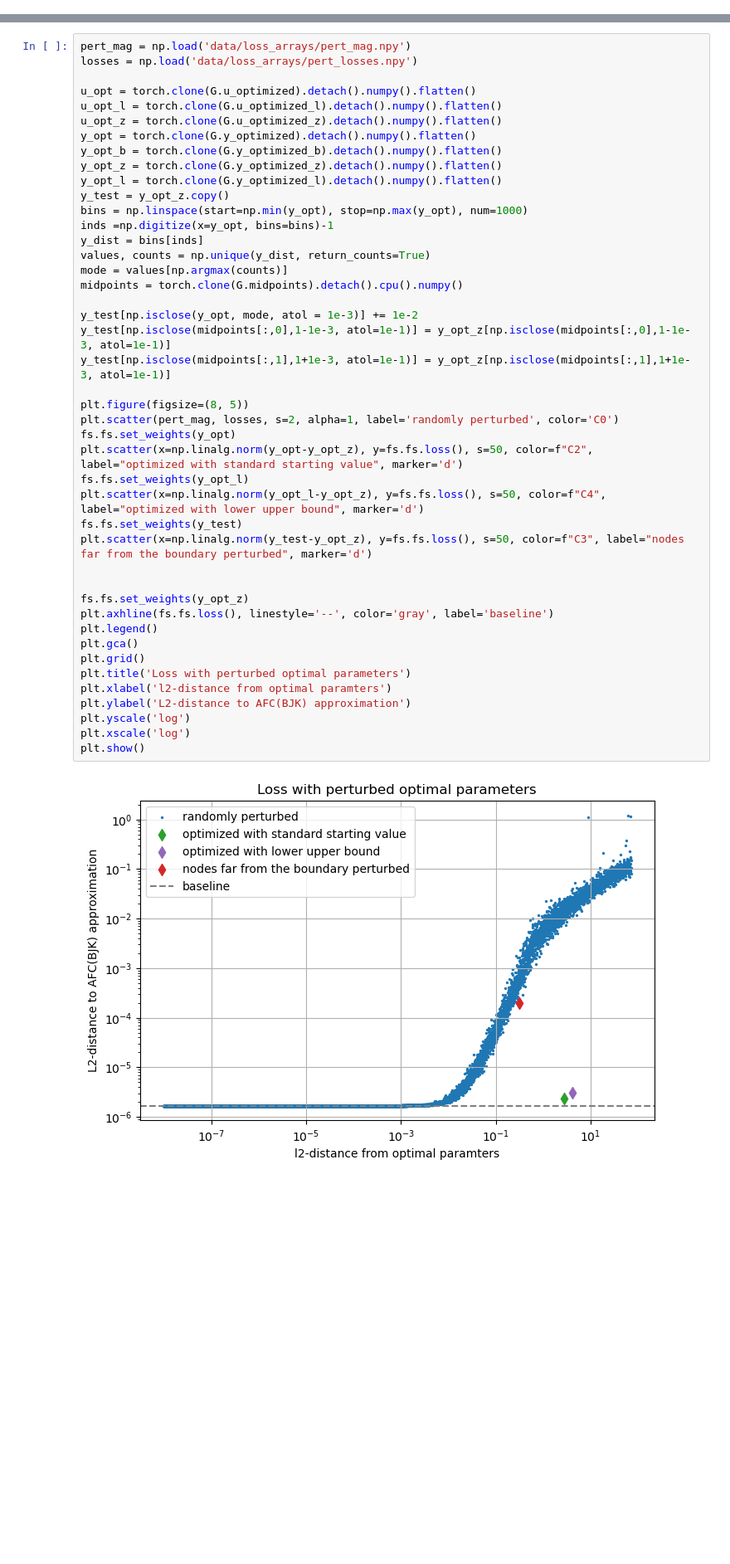
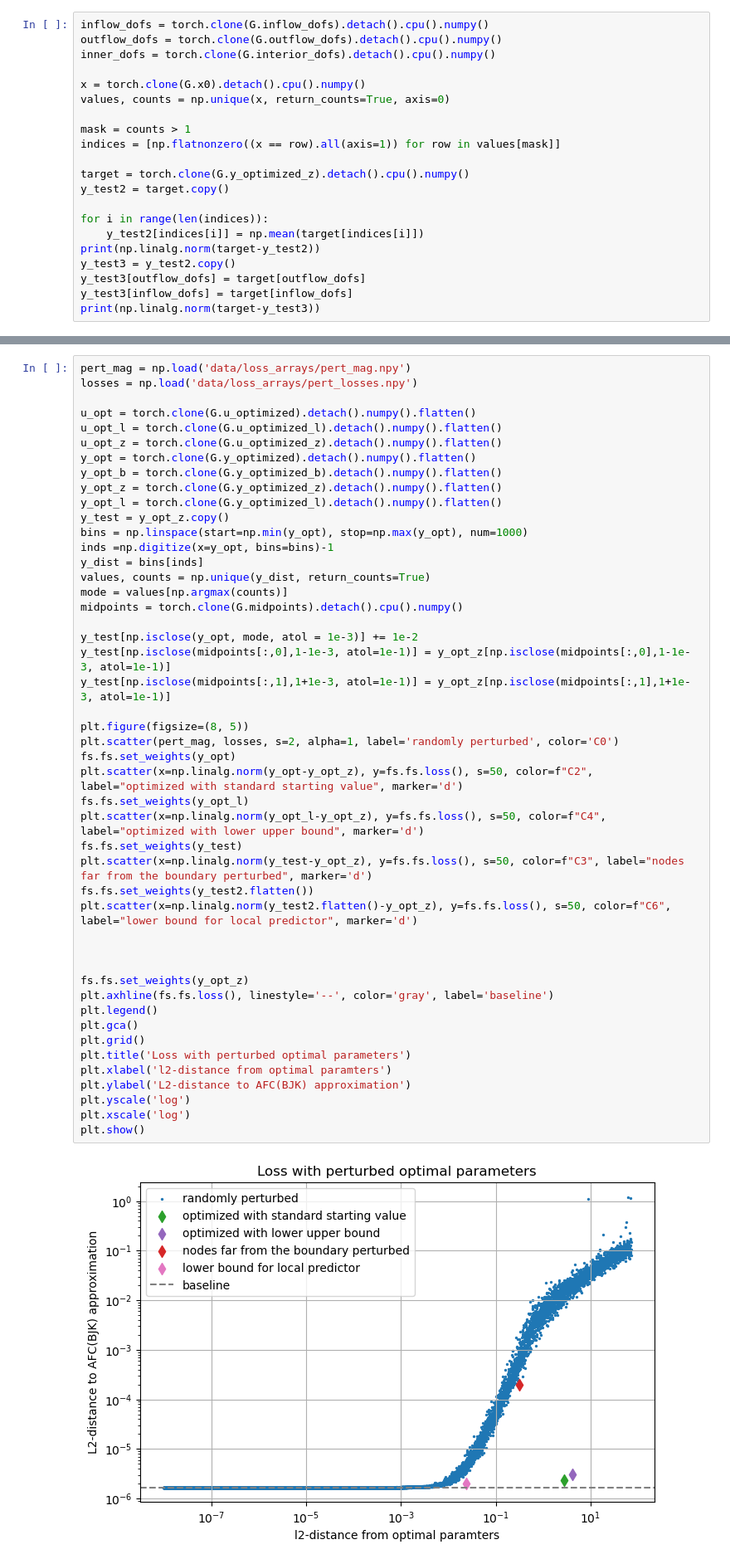
Before and after one commit to vschormann/MA_ML_assisted_SUPG, a Jupyter notebook: revised_data_analysis.ipynb, the cells around one changed output, grey strips where cells are left out. Shown at 83% size. Cells and saved outputs as stored; diff of their text form; blank space fills up the shorter version.

Commit message:
lower_theoretical_bound_computed

```diff
--- a/revised_data_analysis.ipynb
+++ b/revised_data_analysis.ipynb
@@ -201,0 +204,21 @@ Widget(value='<iframe src="http://localhost:49495/index.html?ui=P_0x318169f90_1&
+# %%
+inflow_dofs = torch.clone(G.inflow_dofs).detach().cpu().numpy()
+outflow_dofs = torch.clone(G.outflow_dofs).detach().cpu().numpy()
+inner_dofs = torch.clone(G.interior_dofs).detach().cpu().numpy()
+
+x = torch.clone(G.x0).detach().cpu().numpy()
+values, counts = np.unique(x, return_counts=True, axis=0)
+
+mask = counts > 1
+indices = [np.flatnonzero((x == row).all(axis=1)) for row in values[mask]]
+
+target = torch.clone(G.y_optimized_z).detach().cpu().numpy()
+y_test2 = target.copy()
+
+for i in range(len(indices)):
+    y_test2[indices[i]] = np.mean(target[indices[i]])
+print(np.linalg.norm(target-y_test2))
+y_test3 = y_test2.copy()
+y_test3[outflow_dofs] = target[outflow_dofs]
+y_test3[inflow_dofs] = target[inflow_dofs]
+print(np.linalg.norm(target-y_test3))
@@ -266,31 +304,34 @@ y_dist = bins[inds]
 values, counts = np.unique(y_dist, return_counts=True)
 mode = values[np.argmax(counts)]
 midpoints = torch.clone(G.midpoints).detach().cpu().numpy()
 
 y_test[np.isclose(y_opt, mode, atol = 1e-3)] += 1e-2
 y_test[np.isclose(midpoints[:,0],1-1e-3, atol=1e-1)] = y_opt_z[np.isclose(midpoints[:,0],1-1e-3, atol=1e-1)]
 y_test[np.isclose(midpoints[:,1],1+1e-3, atol=1e-1)] = y_opt_z[np.isclose(midpoints[:,1],1+1e-3, atol=1e-1)]
 
 plt.figure(figsize=(8, 5))
 plt.scatter(pert_mag, losses, s=2, alpha=1, label='randomly perturbed', color='C0')
 fs.fs.set_weights(y_opt)
 plt.scatter(x=np.linalg.norm(y_opt-y_opt_z), y=fs.fs.loss(), s=50, color=f"C2", label="optimized with standard starting value", marker='d')
 fs.fs.set_weights(y_opt_l)
 plt.scatter(x=np.linalg.norm(y_opt_l-y_opt_z), y=fs.fs.loss(), s=50, color=f"C4", label="optimized with lower upper bound", marker='d')
 fs.fs.set_weights(y_test)
 plt.scatter(x=np.linalg.norm(y_test-y_opt_z), y=fs.fs.loss(), s=50, color=f"C3", label="nodes far from the boundary perturbed", marker='d')
+fs.fs.set_weights(y_test2.flatten())
+plt.scatter(x=np.linalg.norm(y_test2.flatten()-y_opt_z), y=fs.fs.loss(), s=50, color=f"C6", label="lower bound for local predictor", marker='d')
+
 
 
 fs.fs.set_weights(y_opt_z)
 plt.axhline(fs.fs.loss(), linestyle='--', color='gray', label='baseline')
 plt.legend()
 plt.gca()
 plt.grid()
 plt.title('Loss with perturbed optimal parameters')
 plt.xlabel('l2-distance from optimal paramters')
 plt.ylabel('L2-distance to AFC(BJK) approximation')
 plt.yscale('log')
 plt.xscale('log')
 plt.show()
 # %% [output]
-[figure, old version]
+[figure, new version]
```
Also changed, not shown: parts of 9 cells of this notebook, 6 other files.
